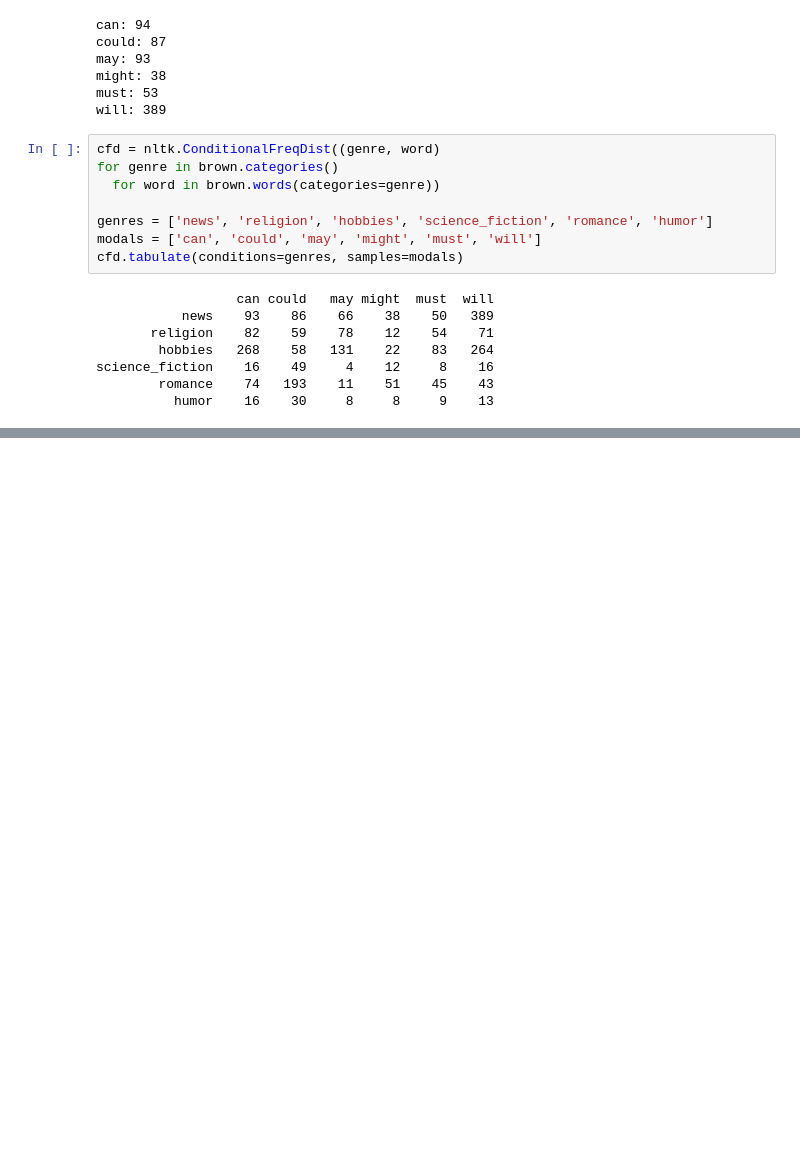
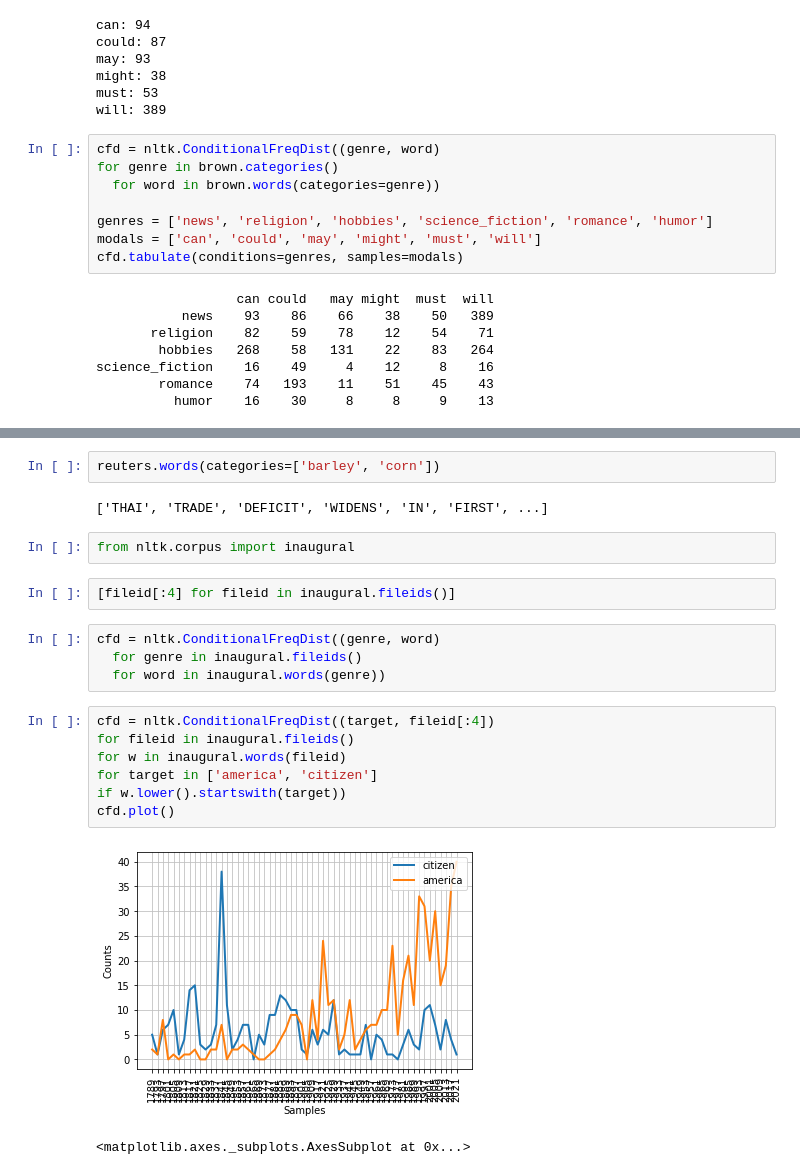
Before and after one commit to prakharsrivastava/Interviews, a Jupyter notebook: Natural_Language_Processing_with_Python_ch_2.ipynb, the cells around one changed output, grey strips where cells are left out. Drawn from its saved outputs; the diff is of its cells as text; blank space fills up the shorter version.

```diff
--- a/Natural_Language_Processing_with_Python_ch_2.ipynb
+++ b/Natural_Language_Processing_with_Python_ch_2.ipynb
@@ -223,0 +258,22 @@ science_fiction    16    49     4    12     8    16
+# %%
+reuters.words(categories=['barley', 'corn'])
+# %% [output]
+['THAI', 'TRADE', 'DEFICIT', 'WIDENS', 'IN', 'FIRST', ...]
+# %%
+from nltk.corpus import inaugural
+# %%
+[fileid[:4] for fileid in inaugural.fileids()]
+# %%
+cfd = nltk.ConditionalFreqDist((genre, word)
+  for genre in inaugural.fileids()
+  for word in inaugural.words(genre))
+# %%
+cfd = nltk.ConditionalFreqDist((target, fileid[:4])
+for fileid in inaugural.fileids()
+for w in inaugural.words(fileid)
+for target in ['america', 'citizen']
+if w.lower().startswith(target))
+cfd.plot()
+# %% [output]
+[figure, added]
+<matplotlib.axes._subplots.AxesSubplot at 0x...>
```
Also changed, not shown: parts of 27 cells of this notebook.
